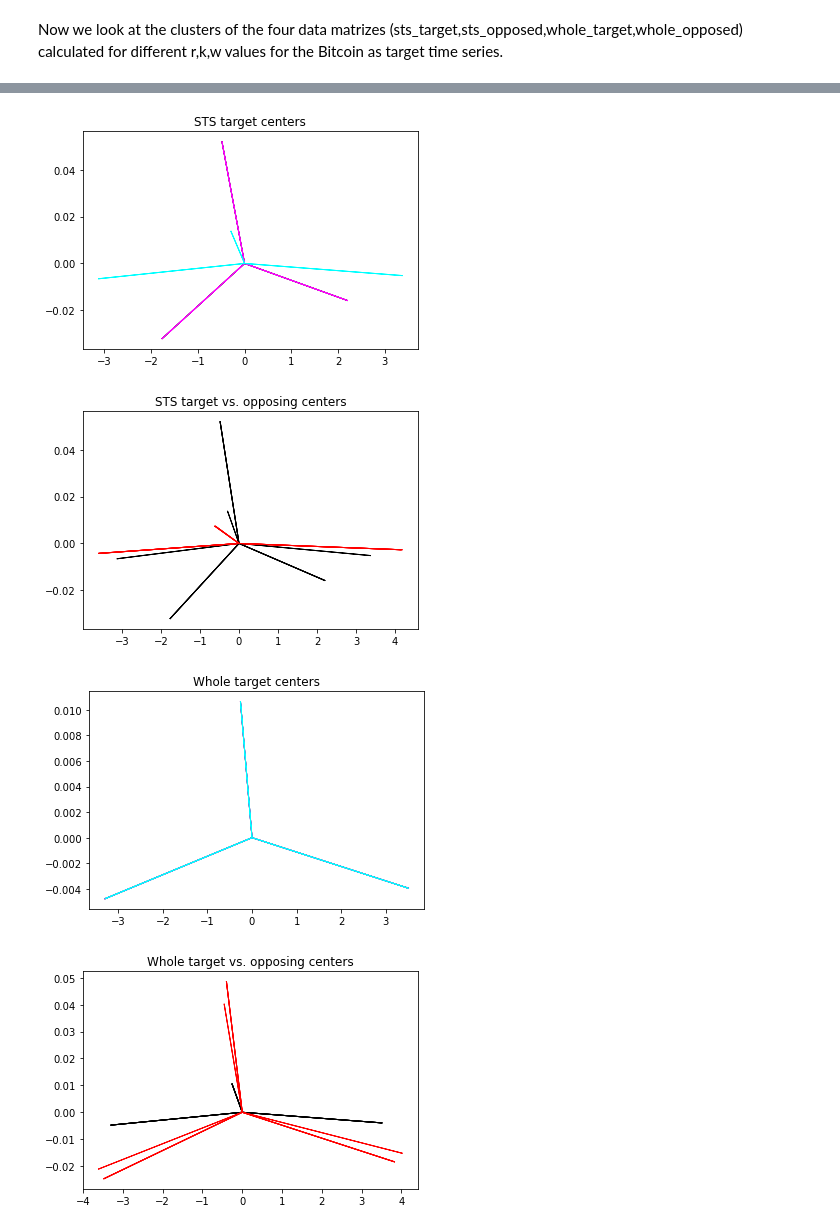
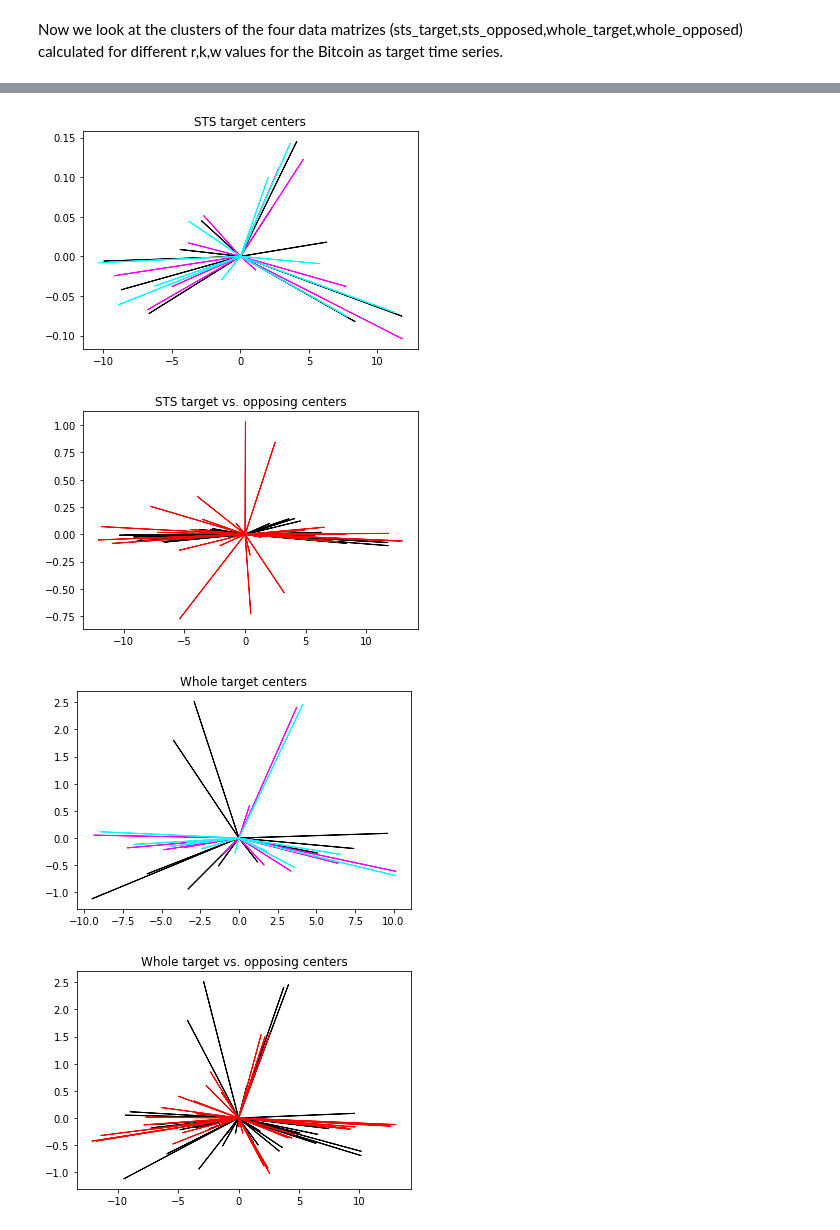
Before and after one commit to dapetri/Revisiting-STS-Clustering-Meaninglessness, a Jupyter notebook: py/exp_meaningfulness.ipynb, the cells around one changed output, grey strips where cells are left out. Drawn from its saved outputs; the diff is of its cells as text; code cells hidden in the pictures.

```diff
--- a/py/exp_meaningfulness.ipynb
+++ b/py/exp_meaningfulness.ipynb
@@ -710,11 +710,11 @@ dim_red                 = True
 n = 1
 r = 3
 
-k = 3
-w = 8
+k = 11
+w = 32
 
 unify = True
-current_cluster_algo    = cluster_algos[2]
+current_cluster_algo    = cluster_algos[0]
 ##############################
 seed_ = 0
 target_ts = np_spx
@@ -919,4 +919,4 @@ whole meaning: 0.0
-[figure, old version]
+[figure, new version]
-[figure, old version]
+[figure, new version]
-[figure, old version]
+[figure, new version]
-[figure, old version]
+[figure, new version]
```
Also changed, not shown: parts of 1 cell of this notebook, 5 other files.
